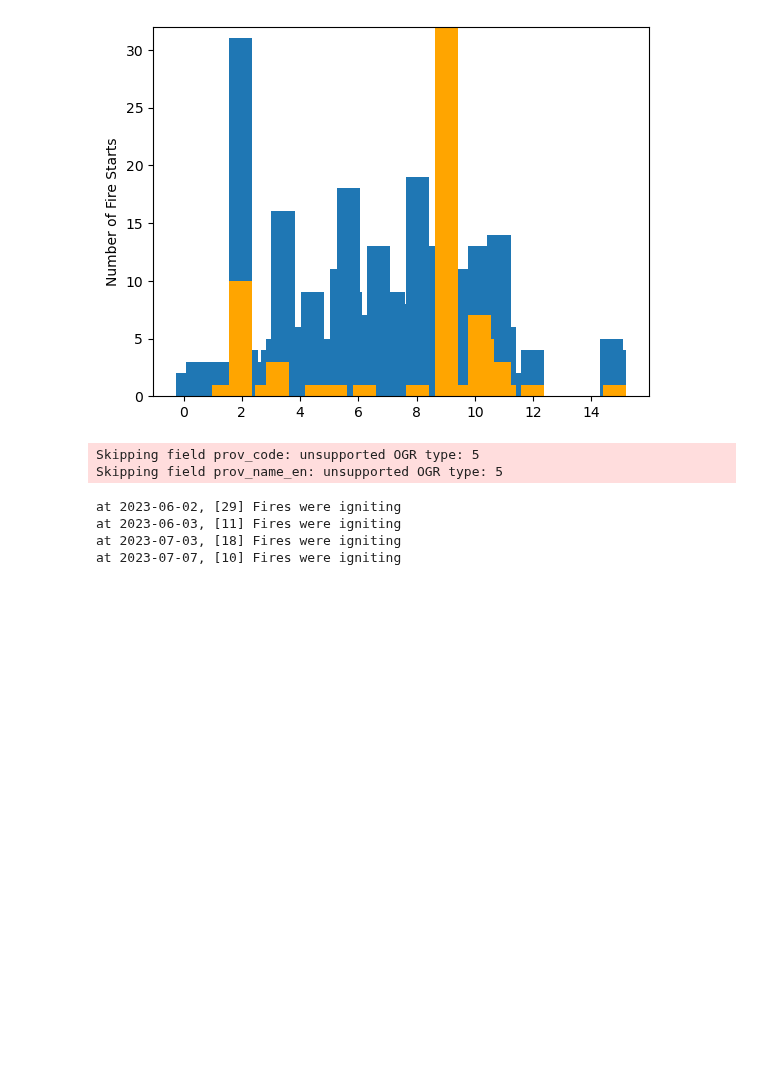
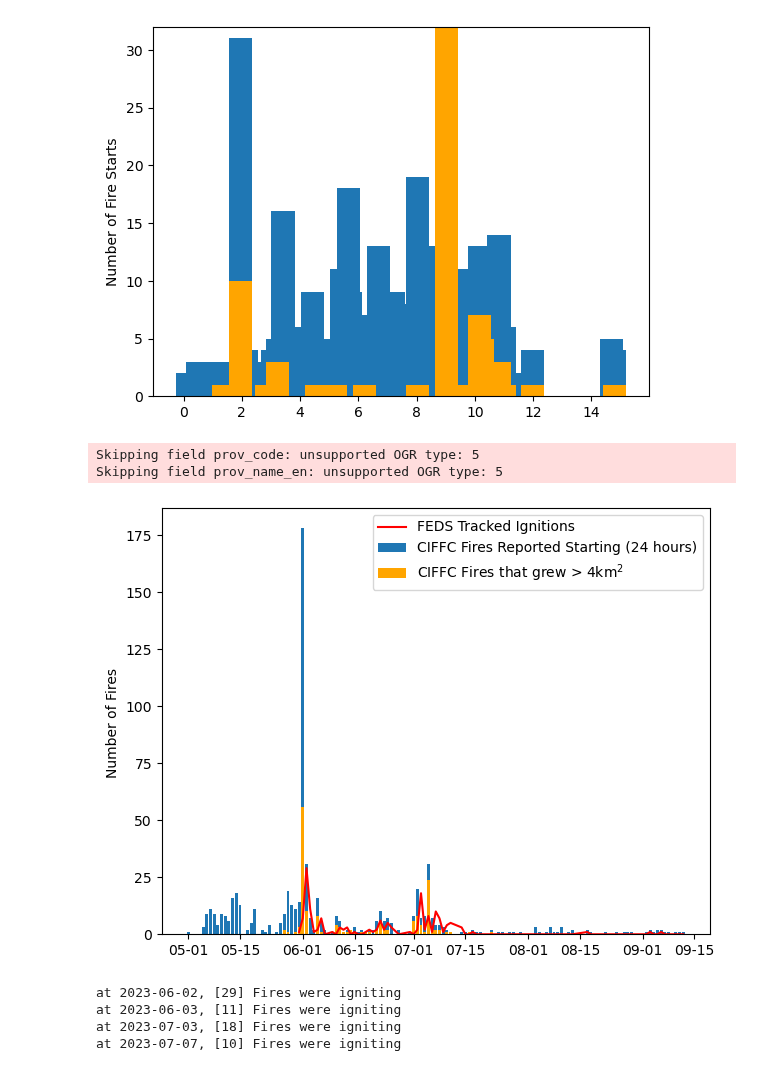
Before and after one commit to mccabete/fwiVis, a Jupyter notebook: notebooks/ciffc_ignitions.ipynb, the cells around one changed output. Saved outputs shown, nothing was run; the diff lists cells and outputs as text; code cells hidden in the pictures; blank space fills up the shorter version.

```diff
--- a/notebooks/ciffc_ignitions.ipynb
+++ b/notebooks/ciffc_ignitions.ipynb
@@ -764,27 +764,29 @@ ciffc_counts= ciffc_counts.merge(fed_igs, on = "field_situation_report_date_no_t
 # %%
 import matplotlib.dates as mdates
 import datetime as dt
 
 #plt.rcParams.update({'font.size': 20})
 
 ciffc_counts = ciffc_counts[ciffc_counts.field_situation_report_date_no_tz >= "2023-05-01"]
 
 ciffc_counts = ciffc_counts[ciffc_counts.field_situation_report_date_no_tz <= "2023-09-15"]
 
 date_formatter = mdates.DateFormatter('%m-%d')
 
 plt.bar(ciffc_counts.field_situation_report_date_no_tz.astype("datetime64[ns]"), ciffc_counts.num_fire_starts, label = "CIFFC Fires Reported Starting (24 hours)")
-plt.bar(ciffc_counts.field_situation_report_date_no_tz.astype("datetime64[ns]"), ciffc_counts.num_fire_starts * ciffc_counts.percent_large, color = "orange", label = "% CIFFC Fires that will grow > $4km^2$")
+plt.bar(ciffc_counts.field_situation_report_date_no_tz.astype("datetime64[ns]"), ciffc_counts.num_fire_starts * ciffc_counts.percent_large, color = "orange", label = "CIFFC Fires that grew > 4km$^2$")
 plt.plot(ciffc_counts.field_situation_report_date_no_tz.astype("datetime64[ns]"), ciffc_counts.num_fed_igs, color = "red", label = "FEDS Tracked Ignitions")
 plt.ylabel("Number of Fires ")
 plt.legend()
 #plt.tick_params(rotation=90)
 plt.gca().xaxis.set_major_formatter(date_formatter)
 
 #plt.xticks(fontsize=20)
 #plt.title("CIFFC Fires Reported Starting (24 hour)")
 plt.tight_layout()
 plt.savefig(f'{os.path.abspath("exploratory_figs")}/ciffc/ciffc_percent_igs_feds.png')
+# %% [output]
+[figure, added]
 # %%
 many_fire_igs = ciffc_counts[ciffc_counts.num_fed_igs >= 10]
 # %%
```
Also changed, not shown: 6 other files.
